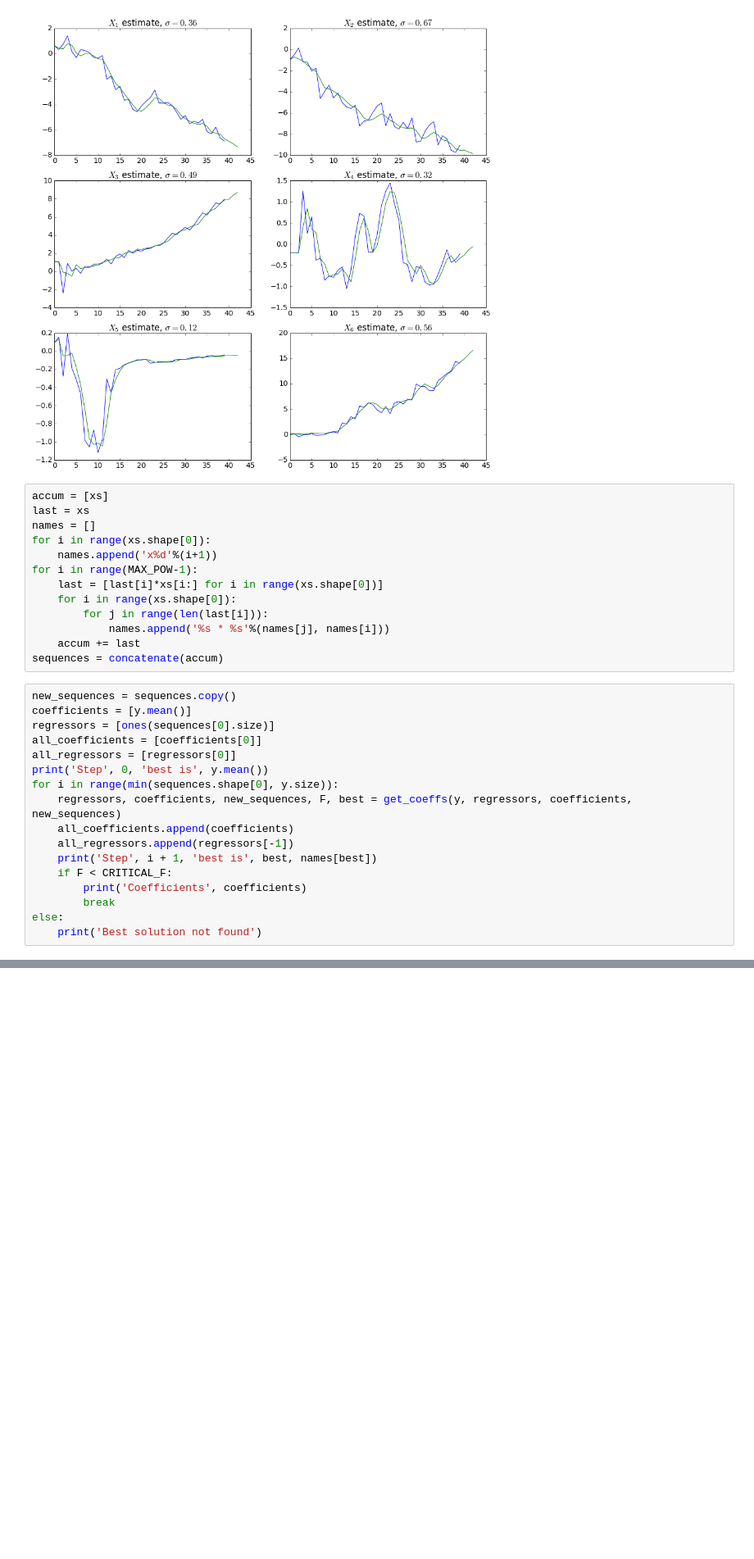
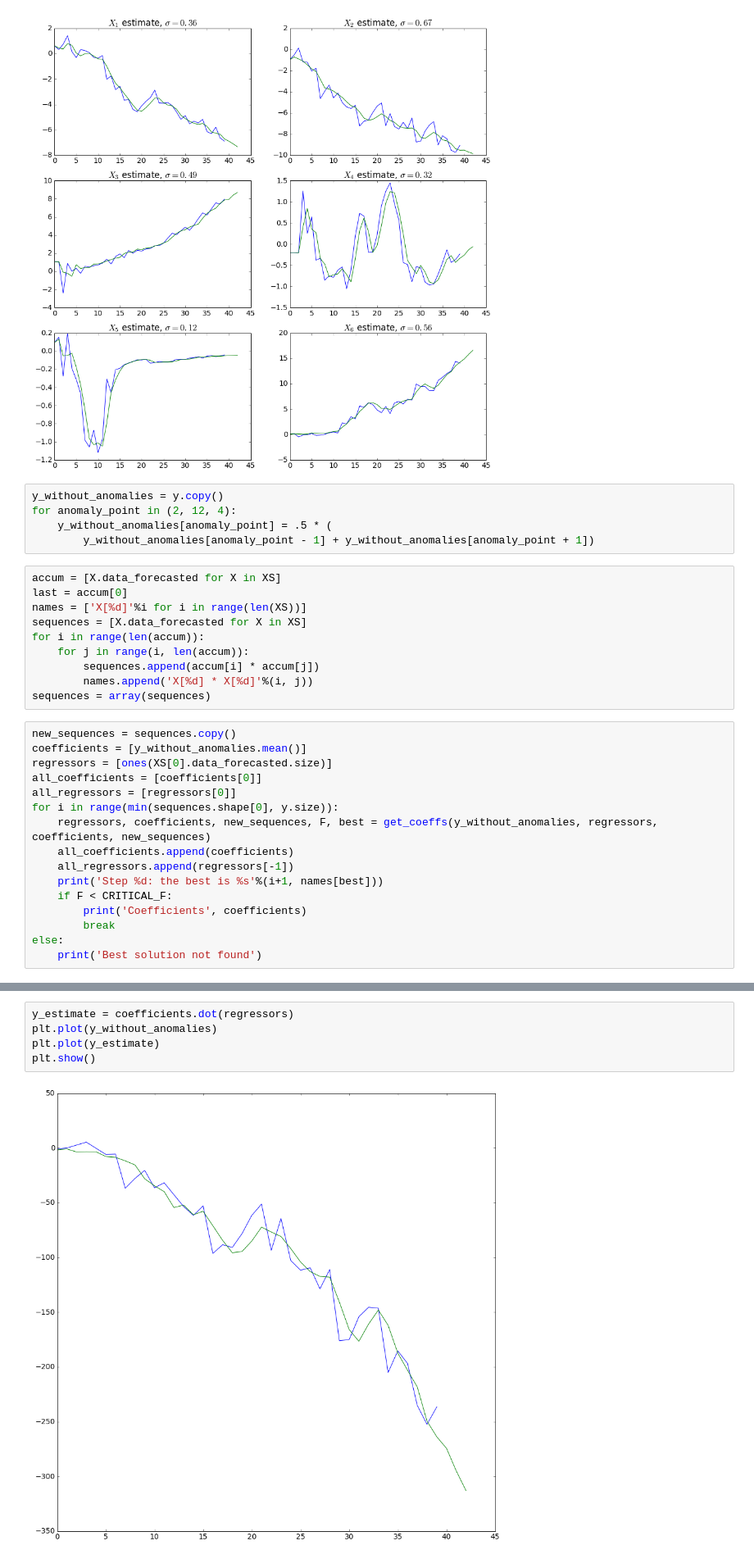
Before and after one commit to definability/statistical-analysis, a Jupyter notebook: course/Notebook/Coursework2.ipynb, the cells around one changed output, grey strips where cells are left out. Shown at 82% size. Cells and saved outputs as stored; diff of their text form; blank space fills up the shorter version.

Commit message:
Predicted Y by X regressors model

```diff
--- a/course/Notebook/Coursework2.ipynb
+++ b/course/Notebook/Coursework2.ipynb
@@ -66,31 +66,32 @@ for i, x in enumerate(XS):
 plt.show()
 # %% [output]
 [figure]
-# %%
-accum = [xs]
-last = xs
-names = []
-for i in range(xs.shape[0]):
-    names.append('x%d'%(i+1))
-for i in range(MAX_POW-1):
-    last = [last[i]*xs[i:] for i in range(xs.shape[0])]
-    for i in range(xs.shape[0]):
-        for j in range(len(last[i])):
-            names.append('%s * %s'%(names[j], names[i]))
-    accum += last
-sequences = concatenate(accum)
+# %%
+y_without_anomalies = y.copy()
+for anomaly_point in (2, 12, 4):
+    y_without_anomalies[anomaly_point] = .5 * (
+        y_without_anomalies[anomaly_point - 1] + y_without_anomalies[anomaly_point + 1])
+# %%
+accum = [X.data_forecasted for X in XS]
+last = accum[0]
+names = ['X[%d]'%i for i in range(len(XS))]
+sequences = [X.data_forecasted for X in XS]
+for i in range(len(accum)):
+    for j in range(i, len(accum)):
+        sequences.append(accum[i] * accum[j])
+        names.append('X[%d] * X[%d]'%(i, j))
+sequences = array(sequences)
 # %%
 new_sequences = sequences.copy()
-coefficients = [y.mean()]
-regressors = [ones(sequences[0].size)]
+coefficients = [y_without_anomalies.mean()]
+regressors = [ones(XS[0].data_forecasted.size)]
 all_coefficients = [coefficients[0]]
 all_regressors = [regressors[0]]
-print('Step', 0, 'best is', y.mean())
 for i in range(min(sequences.shape[0], y.size)):
-    regressors, coefficients, new_sequences, F, best = get_coeffs(y, regressors, coefficients, new_sequences)
+    regressors, coefficients, new_sequences, F, best = get_coeffs(y_without_anomalies, regressors, coefficients, new_sequences)
     all_coefficients.append(coefficients)
     all_regressors.append(regressors[-1])
-    print('Step', i + 1, 'best is', best, names[best])
+    print('Step %d: the best is %s'%(i+1, names[best]))
     if F < CRITICAL_F:
         print('Coefficients', coefficients)
         break
@@ -105,0 +105,7 @@ Coefficients [ -17.92984215  -16.50578193  197.28851566  108.35006171   23.65418
+# %%
+y_estimate = coefficients.dot(regressors)
+plt.plot(y_without_anomalies)
+plt.plot(y_estimate)
+plt.show()
+# %% [output]
+[figure, added]
```
Also changed, not shown: parts of 1 cell of this notebook.
